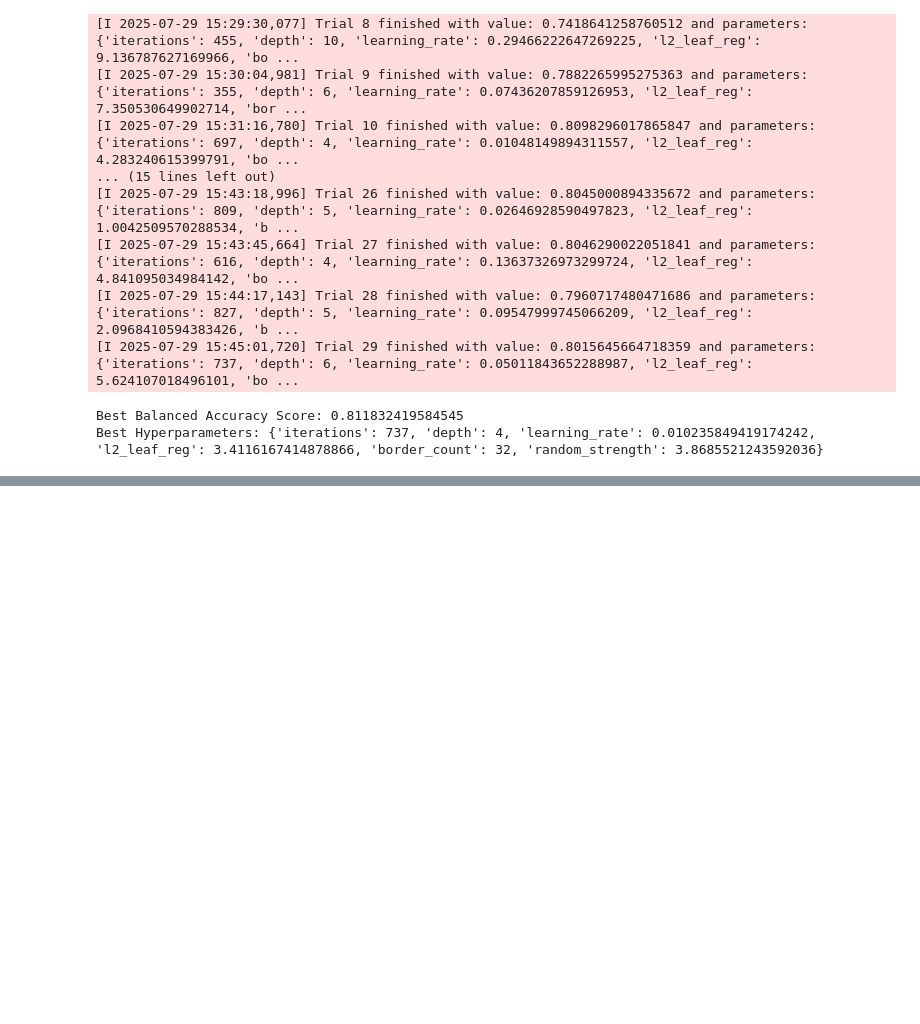
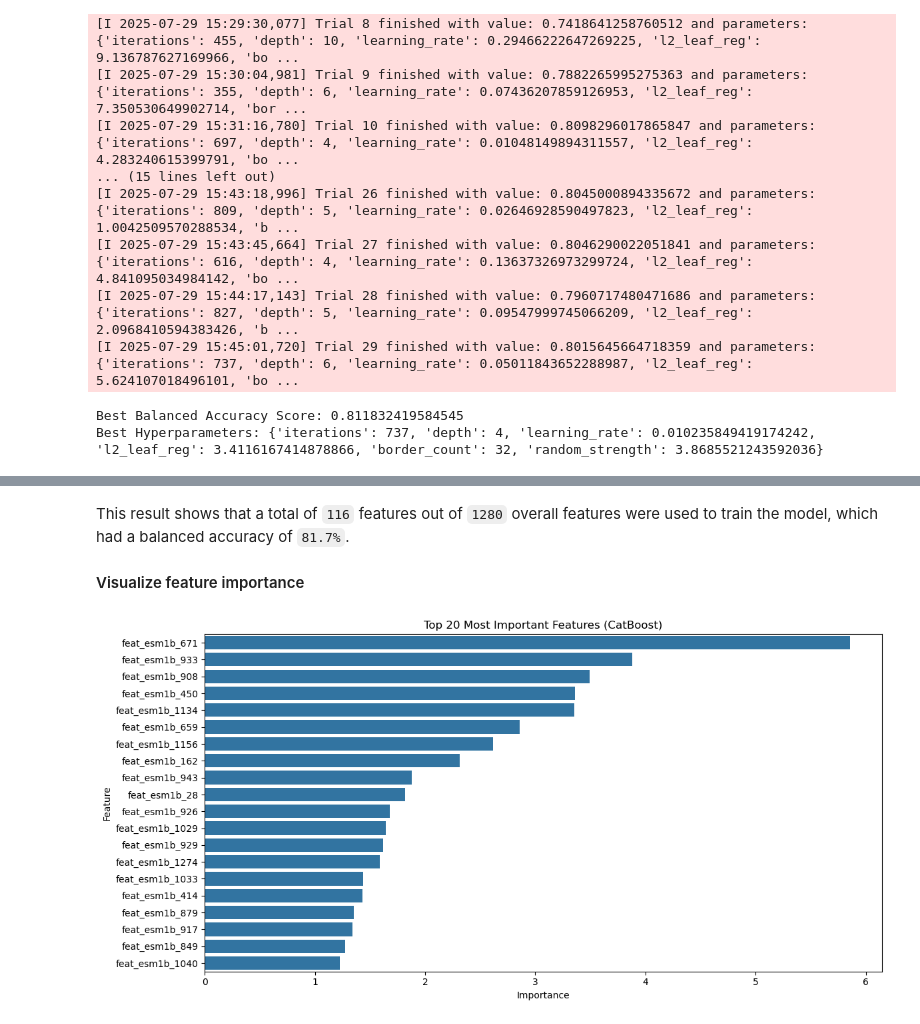
Before and after one commit to Ekediee/ML_Pipeline_for_Predicting_Linear_B-cell_Epitopes, a Jupyter notebook: Predicting_Linear_B-cell_Epitopes.ipynb, the cells around one changed output, grey strips where cells are left out. Cells and saved outputs as stored; diff of their text form; code cells hidden in the pictures; blank space fills up the shorter version.

Commit message:
Final model evaluated successfully

```diff
--- a/Predicting_Linear_B-cell_Epitopes.ipynb
+++ b/Predicting_Linear_B-cell_Epitopes.ipynb
@@ -718,0 +851,30 @@ This model's score dropped behind the previous with a `Balanced Accuracy` score
+# %% [markdown]
+This result shows that a total of `116` features out of `1280` overall features were used to train the model, which had a balanced accuracy of `81.7%`.
+
+#### Visualize feature importance
+# %%
+import seaborn as sns
+import matplotlib.pyplot as plt
+
+# Get feature importances
+importances = final_model.get_feature_importance()
+
+# Convert to DataFrame
+feature_importance_df = pd.DataFrame({
+    'Feature': final_selected_features,
+    'Importance': importances
+})
+
+# Sort by descending importance
+feature_importance_df = feature_importance_df.sort_values(by='Importance', ascending=False).reset_index(drop=True)
+
+# Top 20 most important features
+top_features = feature_importance_df.head(20)
+
+plt.figure(figsize=(12, 6))
+sns.barplot(x='Importance', y='Feature', data=top_features)
+plt.title("Top 20 Most Important Features (CatBoost)")
+plt.tight_layout()
+plt.show()
+# %% [output]
+[figure, added]
```
Also changed, not shown: parts of 2 cells of this notebook, 8 other files.
